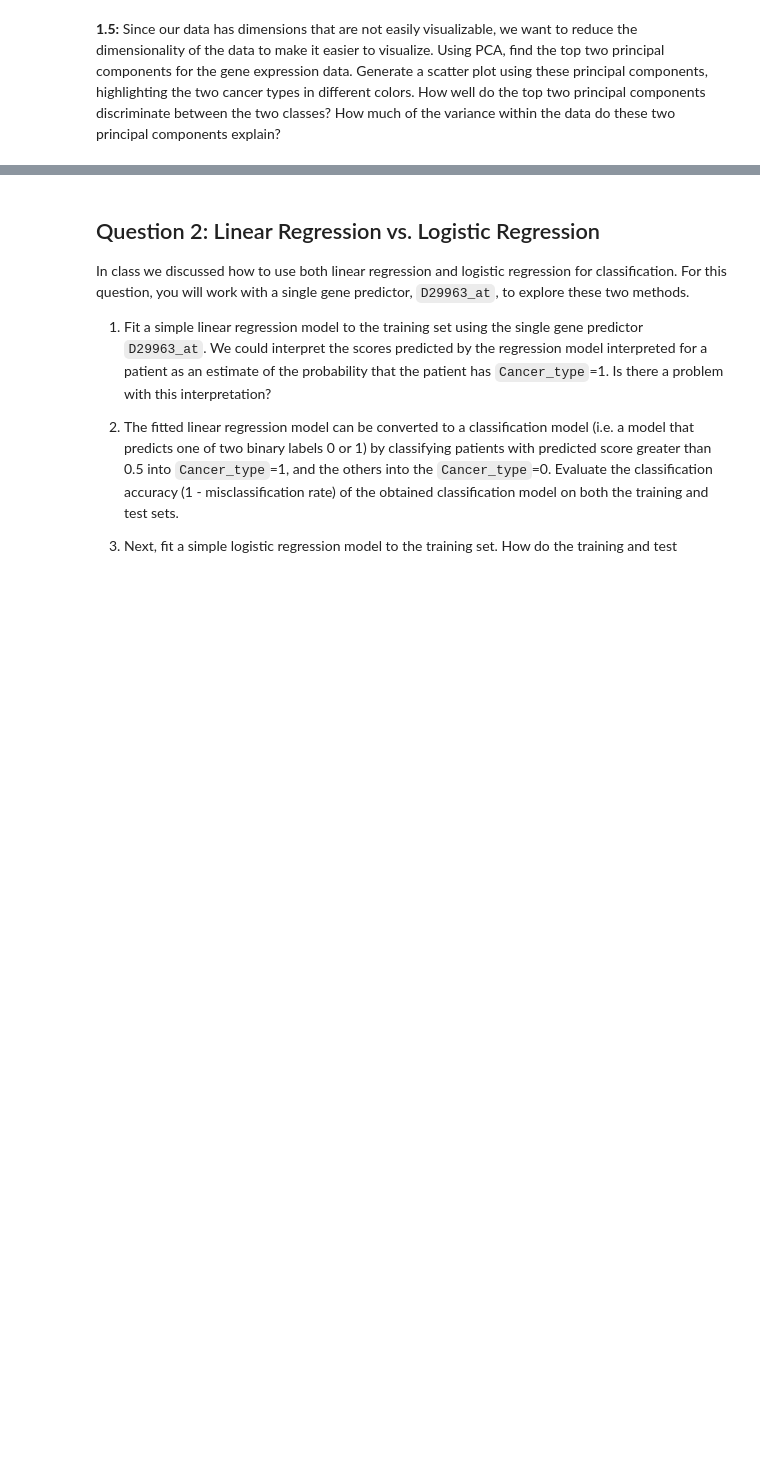
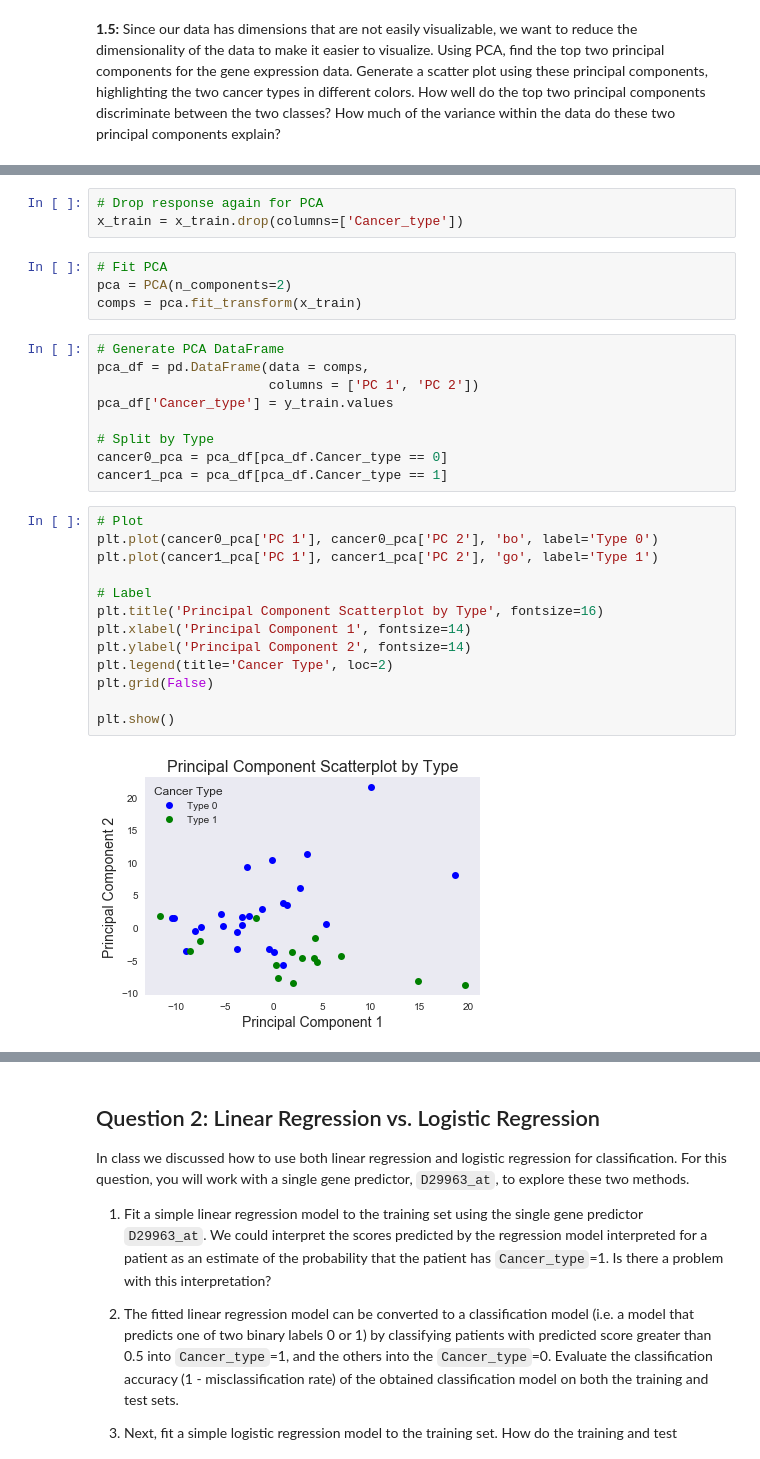
Before and after one commit to ejohnsson/CS109A, a Jupyter notebook: cs109_hw5.ipynb, the cells around one changed output, grey strips where cells are left out. Cells and saved outputs as stored; diff of their text form; blank space fills up the shorter version.

```diff
--- a/cs109_hw5.ipynb
+++ b/cs109_hw5.ipynb
@@ -170,0 +187,31 @@ Your answer here
+# %%
+# Drop response again for PCA
+x_train = x_train.drop(columns=['Cancer_type'])
+# %%
+# Fit PCA
+pca = PCA(n_components=2)
+comps = pca.fit_transform(x_train)
+# %%
+# Generate PCA DataFrame
+pca_df = pd.DataFrame(data = comps,
+                      columns = ['PC 1', 'PC 2'])
+pca_df['Cancer_type'] = y_train.values
+
+# Split by Type
+cancer0_pca = pca_df[pca_df.Cancer_type == 0]
+cancer1_pca = pca_df[pca_df.Cancer_type == 1]
+# %%
+# Plot
+plt.plot(cancer0_pca['PC 1'], cancer0_pca['PC 2'], 'bo', label='Type 0')
+plt.plot(cancer1_pca['PC 1'], cancer1_pca['PC 2'], 'go', label='Type 1')
+
+# Label
+plt.title('Principal Component Scatterplot by Type', fontsize=16)
+plt.xlabel('Principal Component 1', fontsize=14)
+plt.ylabel('Principal Component 2', fontsize=14)
+plt.legend(title='Cancer Type', loc=2)
+plt.grid(False)
+
+plt.show()
+# %% [output]
+[figure, added]
```
Also changed, not shown: parts of 39 cells of this notebook.
